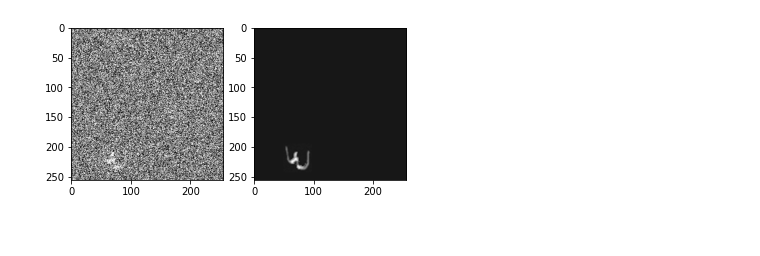
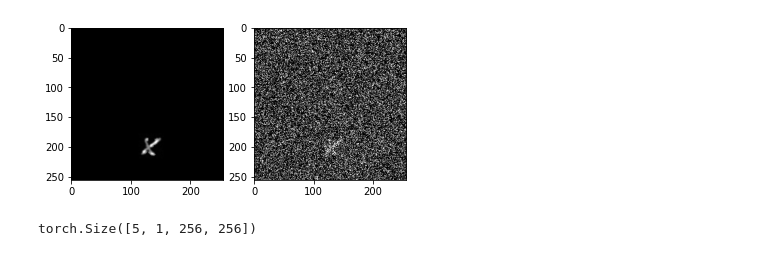
Before and after one commit to hyunseoki/dacon_dirty_mnist_1st, a Jupyter notebook: autoencoder.ipynb, the cells around one changed output. Drawn from its saved outputs; the diff is of its cells as text; code cells hidden in the pictures.

```diff
--- a/autoencoder.ipynb
+++ b/autoencoder.ipynb
@@ -47,7 +48,7 @@ class DirtyMnistGen(Dataset):
         self.transforms = transforms
         df = pd.read_csv(fn)
         df = df.drop(['id', 'digit', 'letter'], axis=1).values
-        df = df.reshape(-1, 28, 28)
+        df = df.reshape(-1, 28, 28) / 255.0
 
         img_original = []
         img_gaussian = []
@@ -57,20 +58,21 @@ class DirtyMnistGen(Dataset):
             img = df[idx]
             dmy = np.zeros(shape=(256,256))
 
-            scale = np.random.rand() * 3+ 0.5
+            scale = np.random.rand() * 3 + 0.5
             dsize = (int(img.shape[0] * scale), int(img.shape[1] * scale))
+            # dsize = img.shape
             scaled_img = cv2.resize(
                 img.astype('float32'),
                  dsize=dsize,
-                 interpolation=cv2.INTER_CUBIC,
+                 interpolation=cv2.INTER_LINEAR,
                  )
 
             x = np.random.randint(0, dmy.shape[1] - dsize[1])
             y = np.random.randint(0, dmy.shape[0] - dsize[0])
 
             dmy[y:y+dsize[0], x:x+dsize[1]] = scaled_img
-            gaussian_noise = random_noise(dmy / 255.0, mode='gaussian', var=0.5)
-            snp_noise = random_noise(dmy / 255.0, mode='s&p', amount=0.35, salt_vs_pepper=0.4)
+            gaussian_noise = random_noise(dmy, mode='gaussian', var=0.5)
+            snp_noise = random_noise(dmy, mode='s&p', amount=0.35, salt_vs_pepper=0.4)
 
             img_original.append(dmy)
             img_gaussian.append(gaussian_noise)
@@ -80,8 +82,8 @@ class DirtyMnistGen(Dataset):
         img_gaussian = np.array(img_gaussian)
         img_snp = np.array(img_snp)
 
-        self.train_x = np.concatenate([img_gaussian, img_snp], axis=0) / 255.0
-        self.train_y = np.concatenate([img_original, img_original], axis=0) / 255.0
+        self.train_x = np.concatenate([img_gaussian, img_snp], axis=0)
+        self.train_y = np.concatenate([img_original, img_original], axis=0)
 
     def __len__(self):
         return self.train_x.shape[0]
@@ -97,7 +99,14 @@ class DirtyMnistGen(Dataset):
         return train_x, train_y
 # %%
 %%time
+autoencoder_transforms = {
+    'train' : transforms.Compose([
+        transforms.ToTensor(),
+        ]),
+}
+
 data_set = DirtyMnistGen(
     fn='data/old_data/train.csv',
+    transforms=autoencoder_transforms['train']
 )
 # %% [output]
@@ -106,14 +114,17 @@ Wall time: 16.7 s
 # %%
 idx = np.random.randint(len(data_set))
 train_x, train_y = data_set[idx]
 
+train_x = transforms.ToPILImage()(train_x)
+train_y = transforms.ToPILImage()(train_y)
+
 plt.subplot(1,2,1)
+plt.imshow(train_y, 'gray')
+plt.subplot(1,2,2)
 plt.imshow(train_x, 'gray')
-plt.subplot(1,2,2)
-plt.imshow(train_y, 'gray')
 plt.show()
 # %% [output]
-[figure, old version]
+[figure, new version]
 # %%
 autoencoder_transforms = {
     'train' : transforms.Compose([
@@ -200,3 +252,9 @@ model = Autoencoder()
+# %%
+model = Autoencoder()
+input = torch.rand(5, 1, 256, 256)
+print(model(input).shape)
+# %% [output]
+torch.Size([5, 1, 256, 256])
 # %%
 optimizer = torch.optim.Adam(model.parameters(), args.lr)
 criterion = nn.MSELoss()
```
Also changed, not shown: parts of 25 cells of this notebook, 4 other files.
